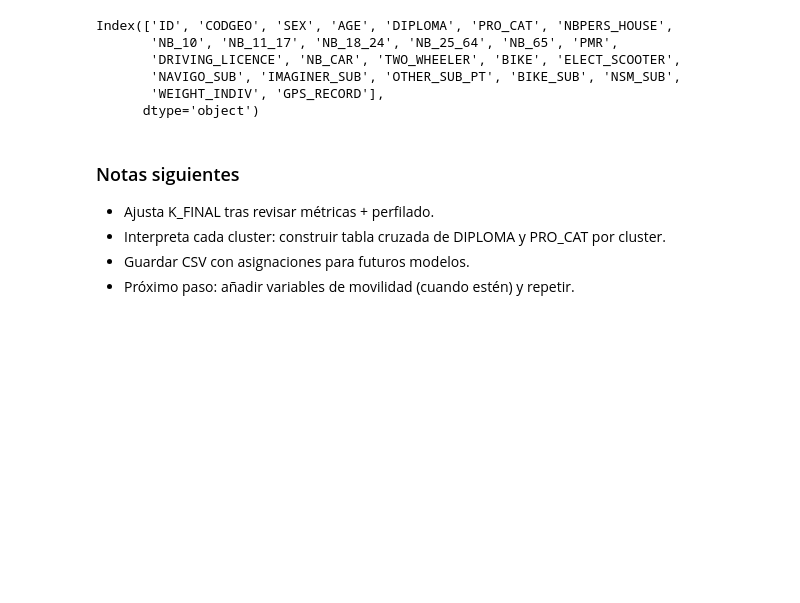
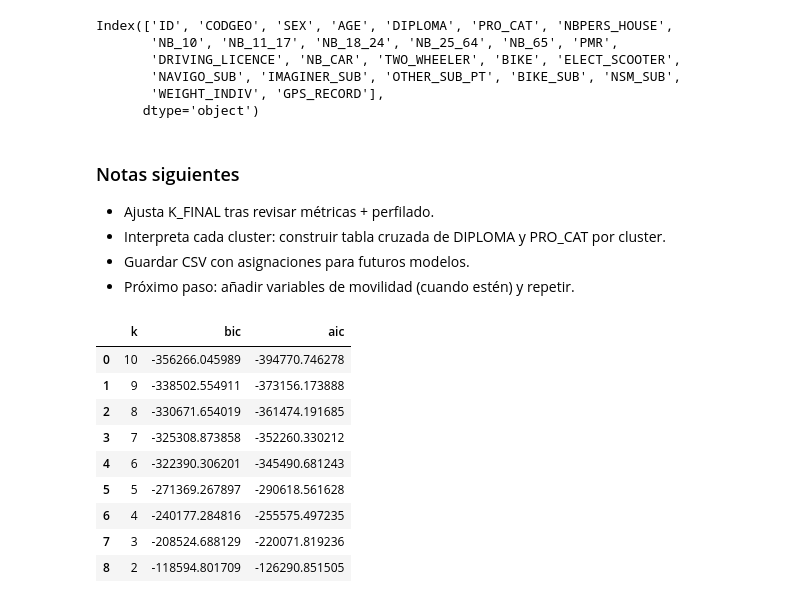
Before and after one commit to TomasD1az/netmob-challenge-2025, a Jupyter notebook: clusters.ipynb, the cells around one changed output. Cells and saved outputs as stored; diff of their text form; code cells hidden in the pictures; blank space fills up the shorter version.

```diff
--- a/clusters.ipynb
+++ b/clusters.ipynb
@@ -36,17 +62,29 @@ Index(['ID', 'CODGEO', 'SEX', 'AGE', 'DIPLOMA', 'PRO_CAT', 'NBPERS_HOUSE',
 # %%
 # Alternativa: GaussianMixture con selección por BIC
 from sklearn.mixture import GaussianMixture
 
-X_prepared = final_pipe.named_steps['prep'].transform(X)  # reutiliza transformador ajustado (evita data leakage)
+# Asegurar transformaciones aplicadas con el preprocessor ya definido y ajustado en cada loop
+X_prepared = preprocessor.fit_transform(X)
 
 bic_list = []
 for k in range(2, 11):
     gmm = GaussianMixture(n_components=k, covariance_type='full', n_init=5, random_state=42)
     gmm.fit(X_prepared)
     bic_list.append({'k': k, 'bic': gmm.bic(X_prepared), 'aic': gmm.aic(X_prepared)})
 
 bic_df = pd.DataFrame(bic_list)
-bic_df
+bic_df.sort_values('bic').reset_index(drop=True)
+# %% [output]
+|  | k | bic | aic |
+| 0 | 10 | -356266.045989 | -394770.746278 |
+| 1 | 9 | -338502.554911 | -373156.173888 |
+| 2 | 8 | -330671.654019 | -361474.191685 |
+| 3 | 7 | -325308.873858 | -352260.330212 |
+| 4 | 6 | -322390.306201 | -345490.681243 |
+| 5 | 5 | -271369.267897 | -290618.561628 |
+| 6 | 4 | -240177.284816 | -255575.497235 |
+| 7 | 3 | -208524.688129 | -220071.819236 |
+| 8 | 2 | -118594.801709 | -126290.851505 |
 # %%
 # Elegir K (ajusta este valor tras ver la gráfica / tabla)
 K_FINAL = 6  # <-- cambia manualmente si ves mejor opción
```
Also changed, not shown: parts of 15 cells of this notebook, 1 other file.
